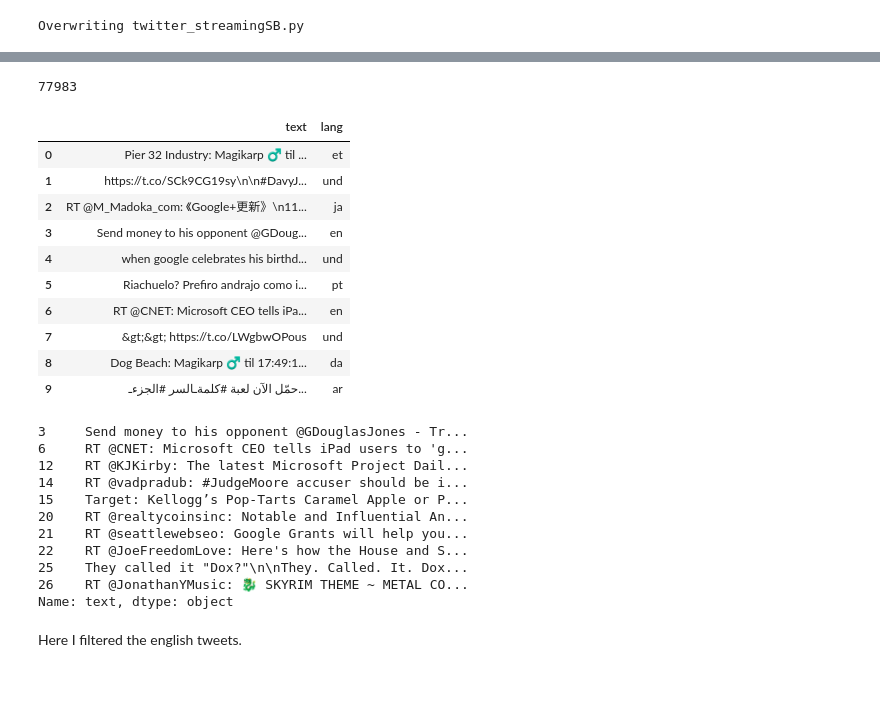
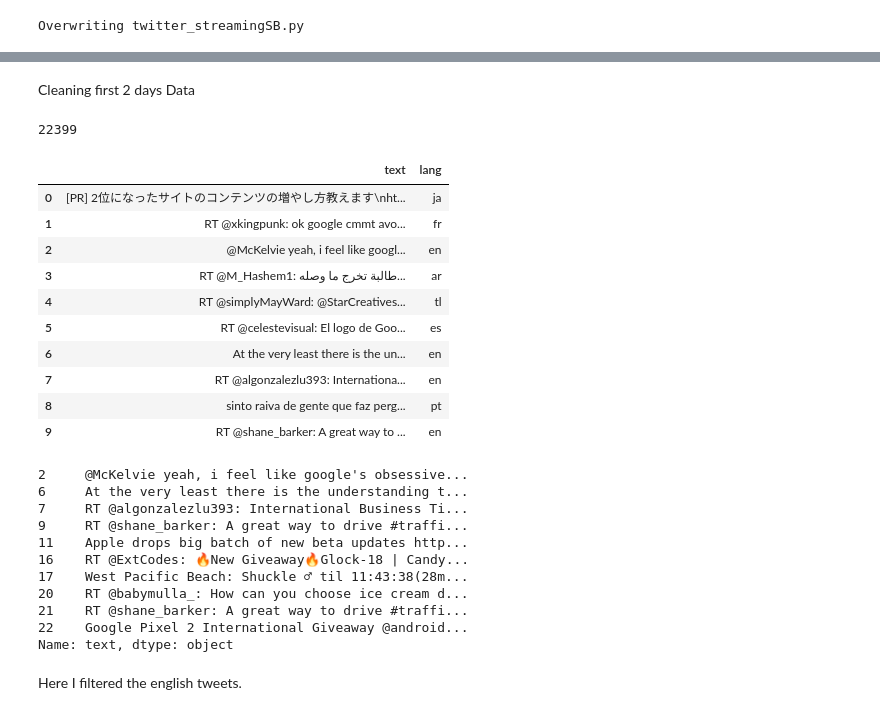
Before and after one commit to shusrushabezugam/big-data-python-class, a Jupyter notebook: SHUSRUSHABEZUGAM-HW6-streams.ipynb, the cells around one changed output, grey strips where cells are left out. Cells and saved outputs as stored; diff of their text form; code cells hidden in the pictures; blank space fills up the shorter version.

```diff
--- a/SHUSRUSHABEZUGAM-HW6-streams.ipynb
+++ b/SHUSRUSHABEZUGAM-HW6-streams.ipynb
@@ -80,54 +66,56 @@ urllib3.exceptions.ReadTimeoutError: HTTPSConnectionPool(host='stream.twitter.co
+# %% [markdown]
+Cleaning first 2 days Data
 # %%
 import json
 import pandas as pd
 
-tweets_data_path = 'twitter_data_part2.txt'
+tweets_data_path = 'twitter_data_pat3.txt'
 
 tweets_data = []
 tweets_file = open(tweets_data_path, "r")
 for line in tweets_file:
     try:
         tweet = json.loads(line)
         tweets_data.append(tweet)
     except:
         continue
 
 print len(tweets_data)
 
 tweets = pd.DataFrame()
 tweets['text'] = [tweet.get('text','') for tweet in tweets_data]
 tweets['lang'] = [tweet.get('lang','') for tweet in tweets_data]
 tweets_by_lang = tweets['lang'].value_counts()
 tweets.head(10)
 # %% [output]
-77983
+22399
 |  | text | lang |
-| 0 | Pier 32 Industry: Magikarp ♂ til ... | et |
-| 1 | https://t.co/SCk9CG19sy\n\n#DavyJ... | und |
-| 2 | RT @M_Madoka_com: 《Google+更新》\n11... | ja |
-| 3 | Send money to his opponent @GDoug... | en |
-| 4 | when google celebrates his birthd... | und |
-| 5 | Riachuelo? Prefiro andrajo como i... | pt |
-| 6 | RT @CNET: Microsoft CEO tells iPa... | en |
-| 7 | &gt;&gt; https://t.co/LWgbwOPous | und |
-| 8 | Dog Beach: Magikarp ♂ til 17:49:1... | da |
-| 9 | حمّل الآن لعبة #كلمةـالسر #الجزءـ... | ar |
+| 0 | [PR] 2位になったサイトのコンテンツの増やし方教えます\nht... | ja |
+| 1 | RT @xkingpunk: ok google cmmt avo... | fr |
+| 2 | @McKelvie yeah, i feel like googl... | en |
+| 3 | RT @M_Hashem1: طالبة تخرج ما وصله... | ar |
+| 4 | RT @simplyMayWard: @StarCreatives... | tl |
+| 5 | RT @celestevisual: El logo de Goo... | es |
+| 6 | At the very least there is the un... | en |
+| 7 | RT @algonzalezlu393: Internationa... | en |
+| 8 | sinto raiva de gente que faz perg... | pt |
+| 9 | RT @shane_barker: A great way to ... | en |
 # %%
 #tweets.groupby(['lang']=='en')['text']
 tweet_text=tweets.loc[tweets['lang'] == 'en', 'text']
 
 print tweet_text.head(10)
 # %% [output]
-3     Send money to his opponent @GDouglasJones - Tr...
-6     RT @CNET: Microsoft CEO tells iPad users to 'g...
-12    RT @KJKirby: The latest Microsoft Project Dail...
-14    RT @vadpradub: #JudgeMoore accuser should be i...
-15    Target: Kellogg’s Pop-Tarts Caramel Apple or P...
-20    RT @realtycoinsinc: Notable and Influential An...
-21    RT @seattlewebseo: Google Grants will help you...
-22    RT @JoeFreedomLove: Here's how the House and S...
-25    They called it "Dox?"\n\nThey. Called. It. Dox...
-26    RT @JonathanYMusic: 🐉 SKYRIM THEME ~ METAL CO...
+2     @McKelvie yeah, i feel like google's obsessive...
+6     At the very least there is the understanding t...
+7     RT @algonzalezlu393: International Business Ti...
+9     RT @shane_barker: A great way to drive #traffi...
+11    Apple drops big batch of new beta updates http...
+16    RT @ExtCodes: 🔥New Giveaway🔥Glock-18 | Candy...
+17    West Pacific Beach: Shuckle ♂ til 11:43:38(28m...
+20    RT @babymulla_: How can you choose ice cream d...
+21    RT @shane_barker: A great way to drive #traffi...
+22    Google Pixel 2 International Giveaway @android...
 Name: text, dtype: object
 # %% [markdown]
 Here I filtered the english tweets.
```
Also changed, not shown: parts of 26 cells of this notebook.
